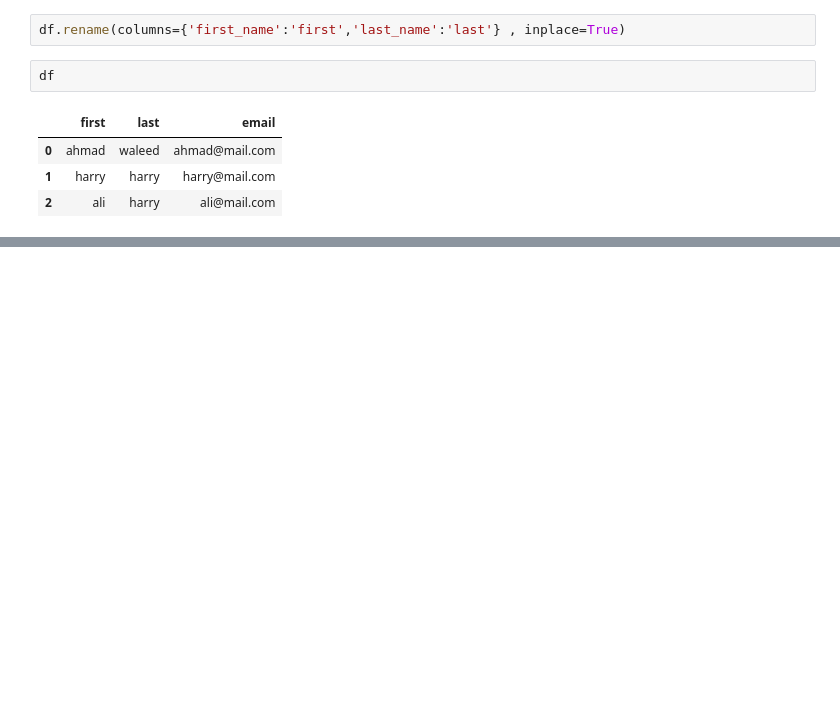
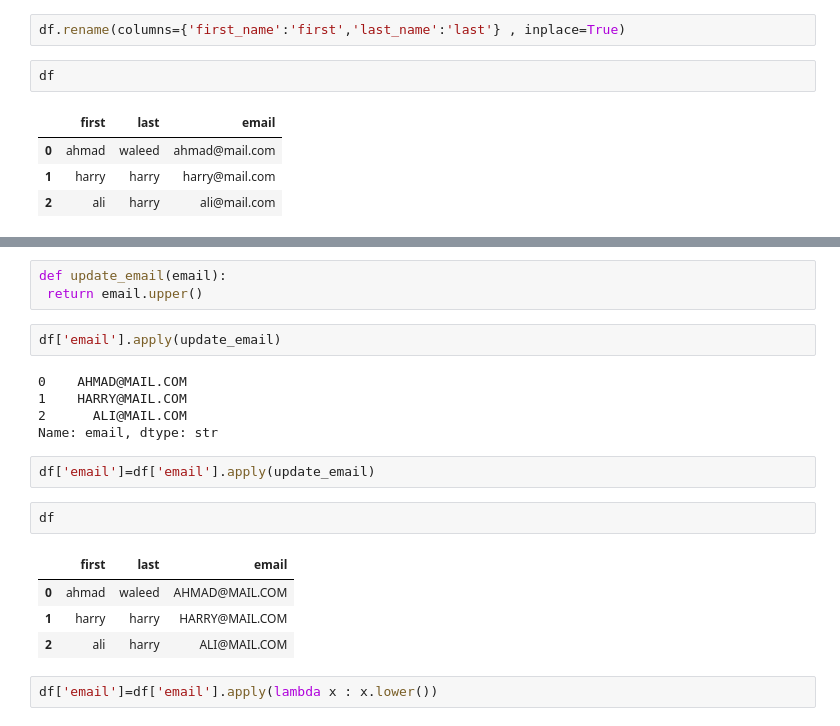
Before and after one commit to Ahmadwaleed11/data-analytics-learning, a Jupyter notebook: Untitled.ipynb, the cells around one changed output, grey strips where cells are left out. Drawn from its saved outputs; the diff is of its cells as text; blank space fills up the shorter version.

```diff
--- a/Untitled.ipynb
+++ b/Untitled.ipynb
@@ -158,0 +164,21 @@ df
+# %%
+def update_email(email):
+ return email.upper()
+# %%
+df['email'].apply(update_email)
+# %% [output]
+0    AHMAD@MAIL.COM
+1    HARRY@MAIL.COM
+2      ALI@MAIL.COM
+Name: email, dtype: str
+# %%
+df['email']=df['email'].apply(update_email)
+# %%
+df
+# %% [output]
+|  | first | last | email |
+| 0 | ahmad | waleed | AHMAD@MAIL.COM |
+| 1 | harry | harry | HARRY@MAIL.COM |
+| 2 | ali | harry | ALI@MAIL.COM |
+# %%
+df['email']=df['email'].apply(lambda x : x.lower())
```
Also changed, not shown: parts of 37 cells of this notebook, 3 other files.
